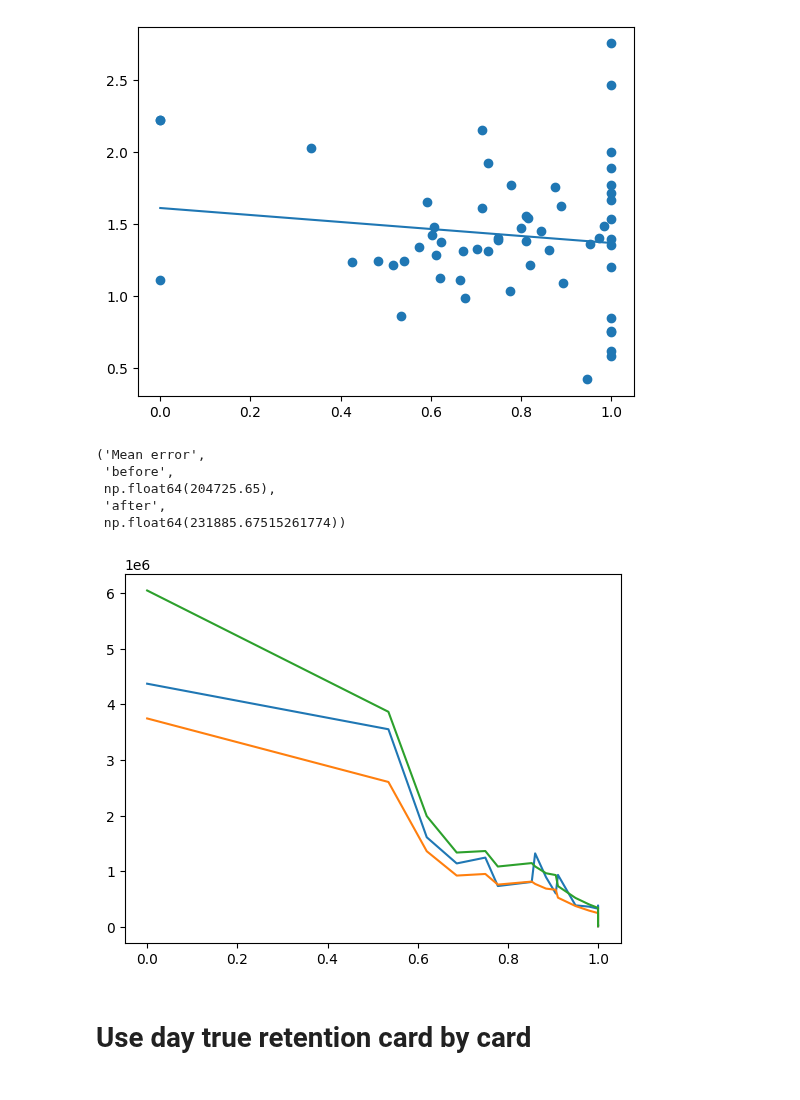
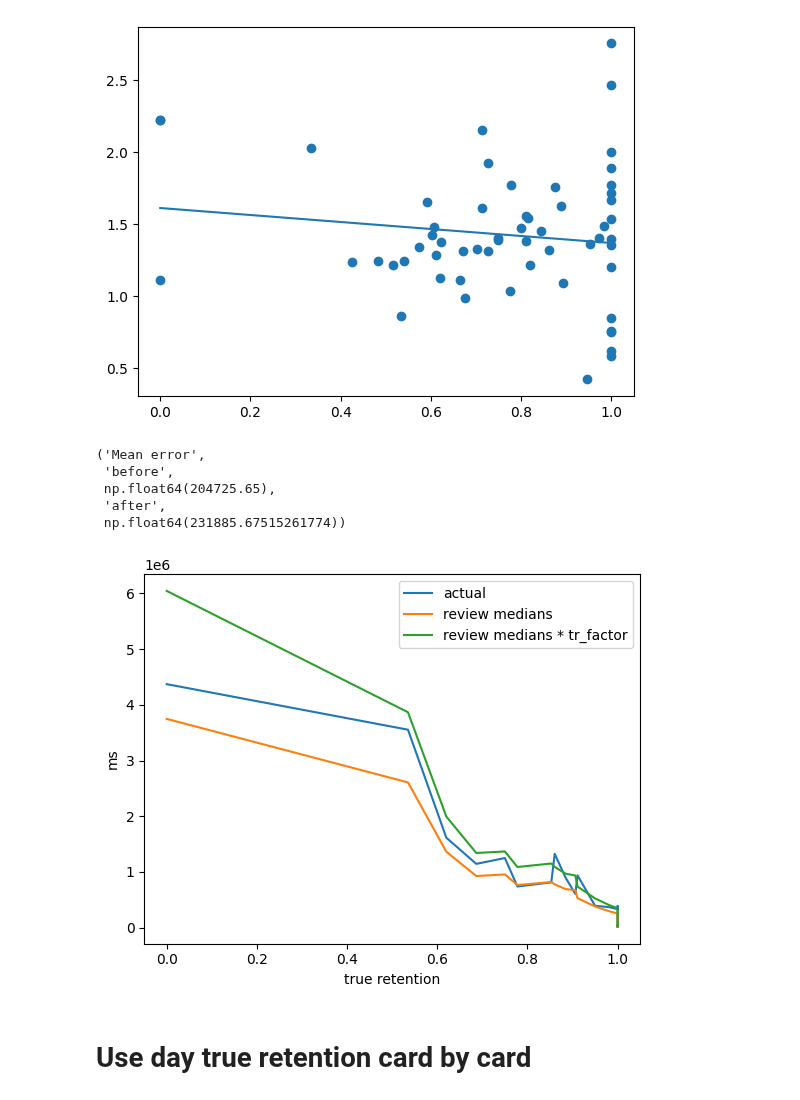
Before and after one commit to Luc-Mcgrady/anki-10k-notebooks, a Jupyter notebook: duration_per_day.ipynb, the cells around one changed output. Drawn from its saved outputs; the diff is of its cells as text; code cells hidden in the pictures.

Commit message:
more labels

```diff
--- a/duration_per_day.ipynb
+++ b/duration_per_day.ipynb
@@ -221,31 +221,34 @@ array([-0.24251862,  1.61318125])
 # %%
 counts, sums = counts_sums(test_groups)
 
 # 1️⃣  Compute retention (you already have this):
 retention = sums["y"] / counts["y"]
 
 # 2️⃣  Get the index order that sorts retention (⇧ descending keeps the best-retaining groups first)
 order = retention.sort_values(ascending=False).index
 
 # 3️⃣  Re-index everything in that order
 counts_sorted    = counts.loc[order]
 sums_sorted      = sums.loc[order]
 retention_sorted = retention.loc[order]
 
 retention_adjustment = np.polyval(c, retention_sorted)
 
-plt.plot(retention_sorted, sums["duration"])
-plt.plot(retention_sorted, sums["review_average"])
-plt.plot(retention_sorted, sums["review_average"] * retention_adjustment)
+plt.plot(retention_sorted, sums["duration"], label="actual")
+plt.plot(retention_sorted, sums["review_average"], label="review medians")
+plt.plot(retention_sorted, sums["review_average"] * retention_adjustment, label="review medians * tr_factor")
+plt.legend()
+plt.ylabel("ms")
+plt.xlabel("true retention")
 
 "Mean error", "before", abs(sums["duration"] - sums["review_average"]).mean(), "after", (abs(sums["duration"] - (sums["review_average"]) * retention_adjustment)).mean()
 # %% [output]
 ('Mean error',
  'before',
  np.float64(204725.65),
  'after',
  np.float64(231885.67515261774))
-[figure, old version]
+[figure, new version]
 # %% [markdown]
 # Use day true retention card by card
 # %% [markdown]
```
